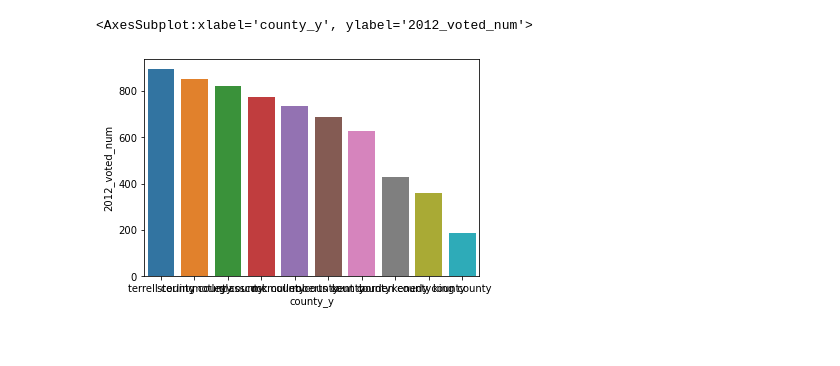
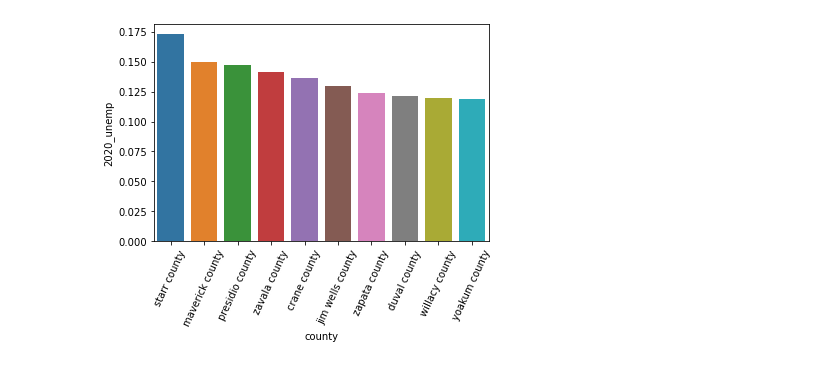
Before and after one commit to yae-sushi/Texas-General-Election-Preds, a Jupyter notebook: Chloe-EDA.ipynb, the cells around one changed output. Drawn from its saved outputs; the diff is of its cells as text; code cells hidden in the pictures.

```diff
--- a/Chloe-EDA.ipynb
+++ b/Chloe-EDA.ipynb
@@ -49,6 +73,6 @@ subset[cols] = subset[cols].apply(pd.to_numeric, errors='coerce')
 # %%
-subset = subset.sort_values(by='2012_reg_voters', ascending=False)[:10]
-sns.barplot(data=subset, x = 'county_y', y = '2012_voted_perc', hue = '')
+subset = df.sort_values(by = '2020_unemp', ascending = False)[:10]
+sns.barplot(data=subset, x = 'county', y = '2020_unemp')
+plt.xticks(rotation = 65);
 # %% [output]
-<AxesSubplot:xlabel='county_y', ylabel='2012_voted_num'>
-[figure, old version]
+[figure, new version]
```
Also changed, not shown: parts of 14 cells of this notebook.
